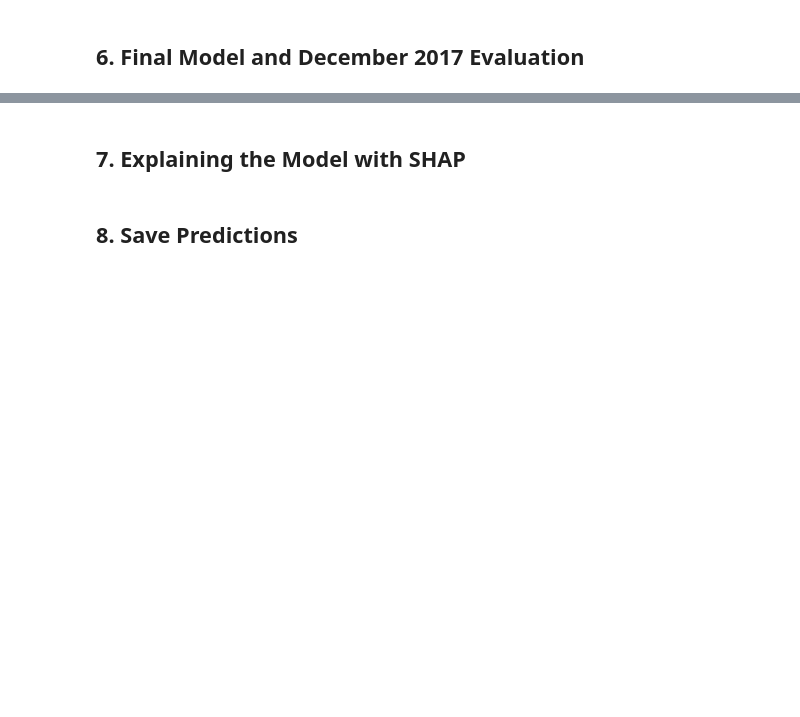
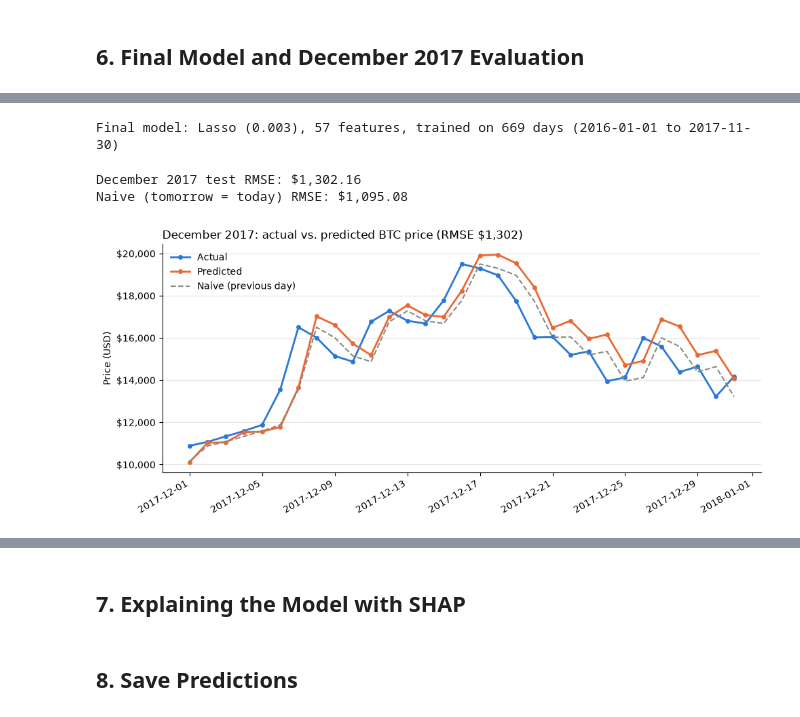
Before and after one commit to hubertantoniewicz/Bitcoin_Price_Prediction_xAI, a Jupyter notebook: BTC_Prediction_xAI_hu827797.ipynb, the cells around one changed output, grey strips where cells are left out. Drawn from its saved outputs; the diff is of its cells as text; code cells hidden in the pictures; blank space fills up the shorter version.

Commit message:
Step 7: refit on train+validation and evaluate on December 2017

```diff
--- a/BTC_Prediction_xAI_hu827797.ipynb
+++ b/BTC_Prediction_xAI_hu827797.ipynb
@@ -487,0 +492,50 @@ Findings from model selection:
+# %%
+tr, va, test = splits[best['n_lags']]
+trainval = pd.concat([tr, va]).reset_index(drop=True)
+assert trainval['date'].max() < TEST_START
+
+final_cols = base_columns(trainval) + select_chainlets(trainval, best['k'], best['form'])
+(X_tv, y_tv), (X_te,), y_scaler_final = make_xy(trainval, [test], final_cols)
+
+if best['model'] == 'NN':
+    final_model = fit_nn(X_tv, y_tv, eval(best['param']), seed=NN_SEEDS[0])
+    predict_scaled = lambda X: final_model.predict(X, verbose=0).ravel()
+else:
+    Linear = Ridge if best['model'] == 'Ridge' else Lasso
+    final_model = Linear(alpha=best['param'], max_iter=50_000).fit(X_tv, y_tv) if Linear is Lasso \
+        else Linear(alpha=best['param']).fit(X_tv, y_tv)
+    predict_scaled = final_model.predict
+    assert uses_both_families(final_model.coef_, final_cols)
+
+print(f"Final model: {best['model']} ({best['param']}), {len(final_cols)} features, "
+      f"trained on {len(trainval)} days ({trainval['date'].min().date()} to {trainval['date'].max().date()})")
+# %% [output]
+Final model: Lasso (0.003), 57 features, trained on 669 days (2016-01-01 to 2017-11-30)
+# %%
+y = test['price'].values
+y_ = to_price(test, predict_scaled(X_te), y_scaler_final)
+assert len(y) == len(y_) == 31
+
+test_rmse = np.sqrt(((y - y_.flatten()) ** 2).mean())
+naive_rmse = np.sqrt(((y - test['price_lag1'].values) ** 2).mean())
+print(f'December 2017 test RMSE: ${test_rmse:,.2f}')
+print(f'Naive (tomorrow = today) RMSE: ${naive_rmse:,.2f}')
+# %% [output]
+December 2017 test RMSE: $1,302.16
+Naive (tomorrow = today) RMSE: $1,095.08
+# %%
+fig, ax = plt.subplots(figsize=(10, 4.5))
+ax.plot(test['date'], y, color='#2a78d6', linewidth=2, marker='o', markersize=4, label='Actual')
+ax.plot(test['date'], y_, color='#eb6834', linewidth=2, marker='o', markersize=4, label='Predicted')
+ax.plot(test['date'], test['price_lag1'], color='#8a8a85', linewidth=1.5, linestyle='--', label='Naive (previous day)')
+ax.set_title(f'December 2017: actual vs. predicted BTC price (RMSE ${test_rmse:,.0f})', loc='left')
+ax.set_ylabel('Price (USD)')
+ax.yaxis.set_major_formatter(plt.FuncFormatter(lambda v, _: f'${v:,.0f}'))
+ax.grid(axis='y', color='#e4e3df', linewidth=0.8)
+ax.spines[['top', 'right']].set_visible(False)
+ax.legend(frameon=False, loc='upper left')
+fig.autofmt_xdate()
+plt.tight_layout()
+plt.show()
+# %% [output]
+[figure, added]
```
Also changed, not shown: parts of 3 cells of this notebook.
